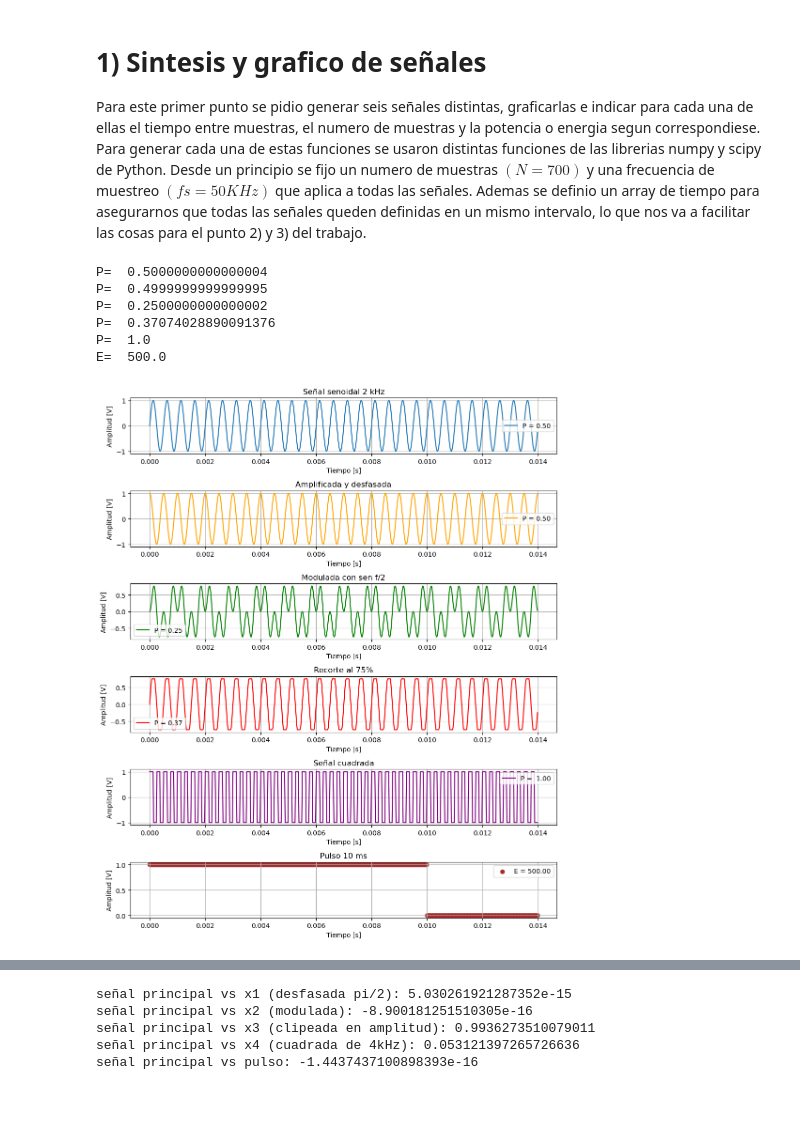
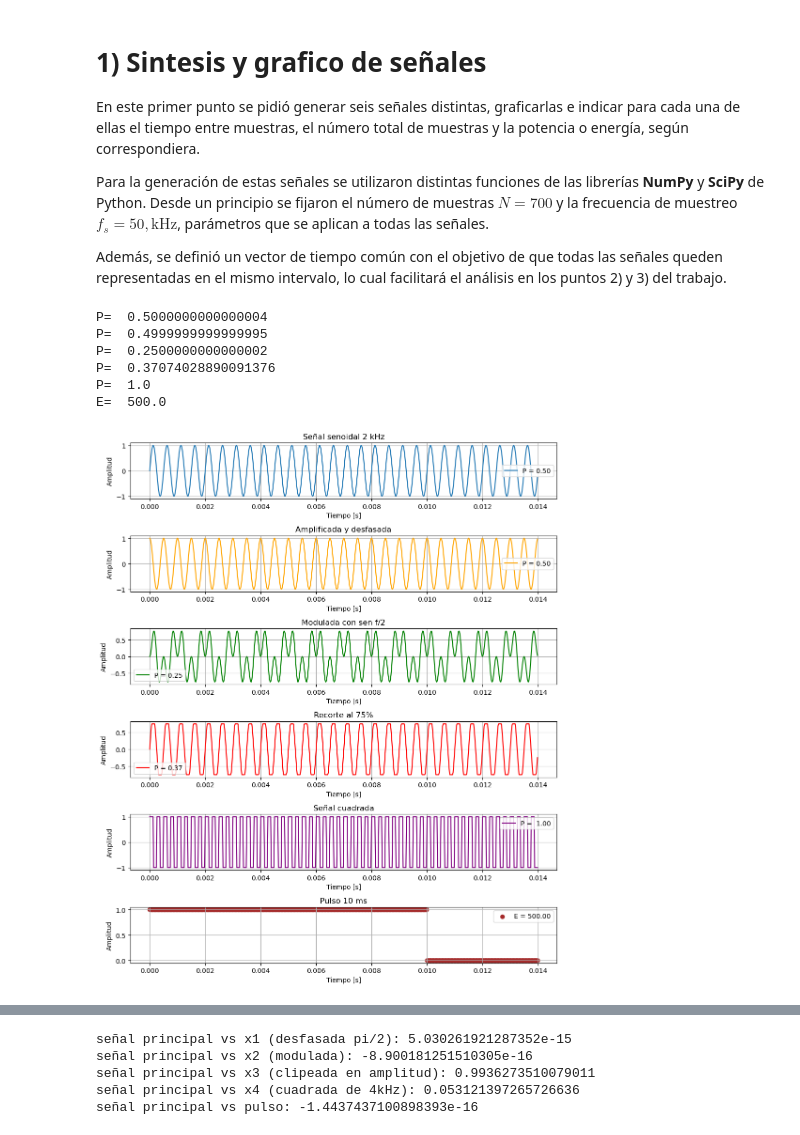
Before and after one commit to mile-ws/pdstestbench, a Jupyter notebook: TS1_MWS.ipynb, the cells around one changed output, grey strips where cells are left out. Cells and saved outputs as stored; diff of their text form; code cells hidden in the pictures; blank space fills up the shorter version.

```diff
--- a/TS1_MWS.ipynb
+++ b/TS1_MWS.ipynb
@@ -12,7 +16,11 @@ En este primer trabajo la idea era generar una variedad de señales y con distin
 # %% [markdown]
 # 1) Sintesis y grafico de señales
 
-Para este primer punto se pidio generar seis señales distintas, graficarlas e indicar para cada una de ellas el tiempo entre muestras, el numero de muestras y la potencia o energia segun correspondiese. Para generar cada una de estas funciones se usaron distintas funciones de las librerias numpy y scipy de Python. Desde un principio se fijo un numero de muestras $(N = 700)$ y una frecuencia de muestreo $(fs = 50KHz)$ que aplica a todas las señales. Ademas se definio un array de tiempo para asegurarnos que todas las señales queden definidas en un mismo intervalo, lo que nos va a facilitar las cosas para el punto 2) y 3) del trabajo.
+En este primer punto se pidió generar seis señales distintas, graficarlas e indicar para cada una de ellas el tiempo entre muestras, el número total de muestras y la potencia o energía, según correspondiera.
+
+Para la generación de estas señales se utilizaron distintas funciones de las librerías **NumPy** y **SciPy** de Python. Desde un principio se fijaron el número de muestras $N = 700$ y la frecuencia de muestreo $f_s = 50 , \text{kHz}$, parámetros que se aplican a todas las señales.
+
+Además, se definió un vector de tiempo común con el objetivo de que todas las señales queden representadas en el mismo intervalo, lo cual facilitará el análisis en los puntos 2) y 3) del trabajo.
 # %%
 import matplotlib.pyplot as plt
 import numpy as np
@@ -76,7 +84,7 @@ fig, axs = plt.subplots(6, 1, figsize=(10, 12))  # 6 filas, 1 columna
 axs[0].plot(t, x_senoidal,label = f"P = {potencia_x1:.2f}")
 axs[0].set_title("Señal senoidal 2 kHz")
 axs[0].set_xlabel("Tiempo [s]")
-axs[0].set_ylabel("Amplitud [V]")
+axs[0].set_ylabel("Amplitud")
 axs[0].legend()
 axs[0].grid(True)
 
@@ -84,7 +92,7 @@ axs[0].grid(True)
 axs[1].plot(t, x_desfazada,label = f"P = {potencia_x2:.2f}", color="orange")
 axs[1].set_title("Amplificada y desfasada")
 axs[1].set_xlabel("Tiempo [s]")
-axs[1].set_ylabel("Amplitud [V]")
+axs[1].set_ylabel("Amplitud")
 axs[1].legend()
 axs[1].grid(True)
 
@@ -92,7 +100,7 @@ axs[1].grid(True)
 axs[2].plot(t, x_modulada,label = f"P = {potencia_x3:.2f}", color="green")
 axs[2].set_title("Modulada con sen f/2")
 axs[2].set_xlabel("Tiempo [s]")
-axs[2].set_ylabel("Amplitud [V]")
+axs[2].set_ylabel("Amplitud")
 axs[2].legend()
 axs[2].grid(True)
 
@@ -100,35 +108,35 @@ axs[2].grid(True)
 axs[3].plot(t, x_recortada,label = f"P = {potencia_x4:.2f}", color="red")
 axs[3].set_title("Recorte al 75%")
 axs[3].set_xlabel("Tiempo [s]")
-axs[3].set_ylabel("Amplitud [V]")
+axs[3].set_ylabel("Amplitud")
 axs[3].legend()
 axs[3].grid(True)
 
 # Señal cuadrada
 axs[4].plot(t, x_cuadrada,label = f"P = {potencia_x5: .2f}", color="purple")
 axs[4].set_title("Señal cuadrada")
 axs[4].set_xlabel("Tiempo [s]")
-axs[4].set_ylabel("Amplitud [V]")
+axs[4].set_ylabel("Amplitud")
 axs[4].legend()
 axs[4].grid(True)
 
 # Pulso rectangular
 axs[5].scatter(t, x_pulsos,label = f"E = {energia_x6:.2f}", color="brown", marker="o")
 axs[5].set_title("Pulso 10 ms")
 axs[5].set_xlabel("Tiempo [s]")
-axs[5].set_ylabel("Amplitud [V]")
+axs[5].set_ylabel("Amplitud")
 axs[5].legend()
 axs[5].grid(True)
 
 # Ajustar todo
 plt.tight_layout()
 plt.show()
 # %% [output]
 P=  0.5000000000000004
 P=  0.4999999999999995
 P=  0.2500000000000002
 P=  0.37074028890091376
 P=  1.0
 E=  500.0
-[figure, old version]
+[figure, new version]
 # %% [markdown]
```
Also changed, not shown: parts of 11 cells of this notebook, 2 other files.
